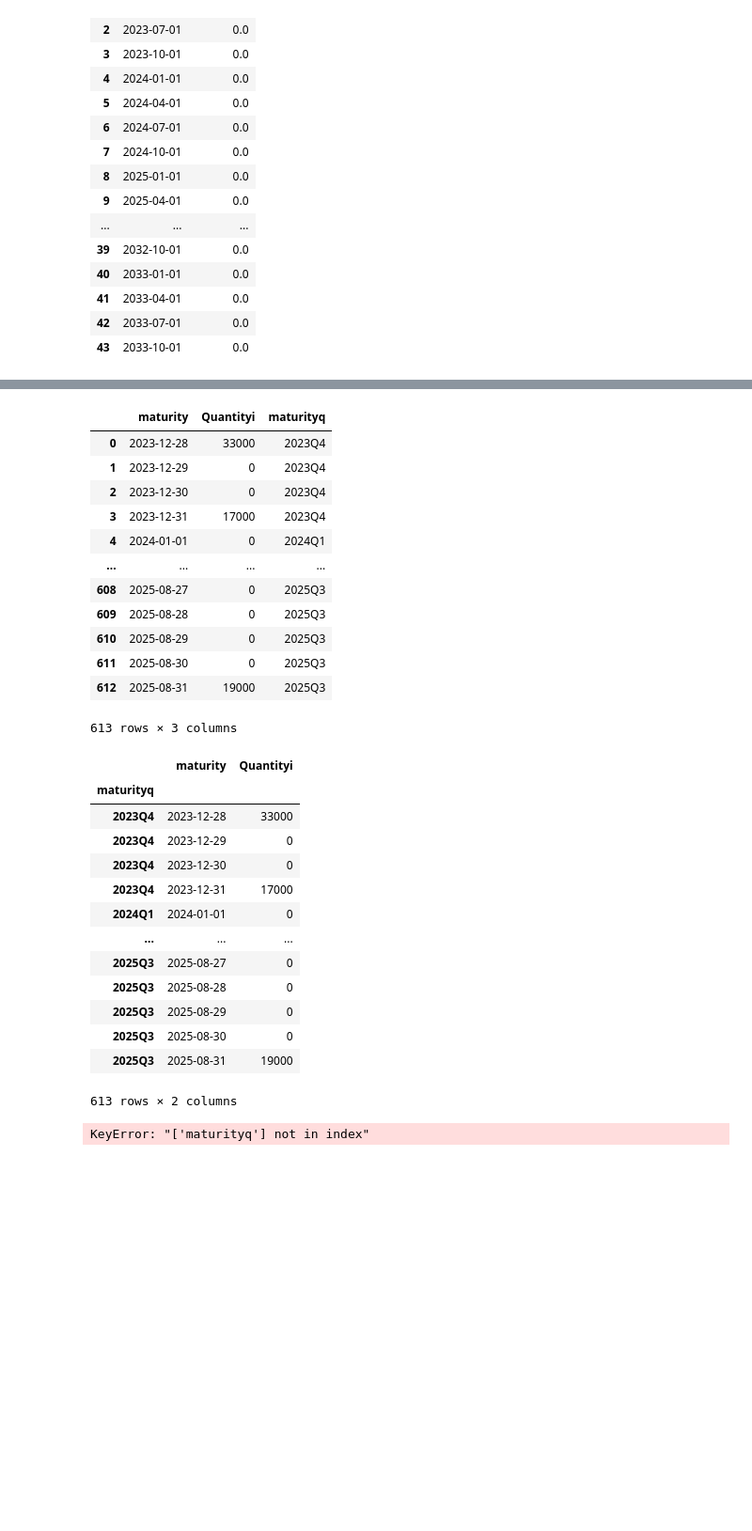
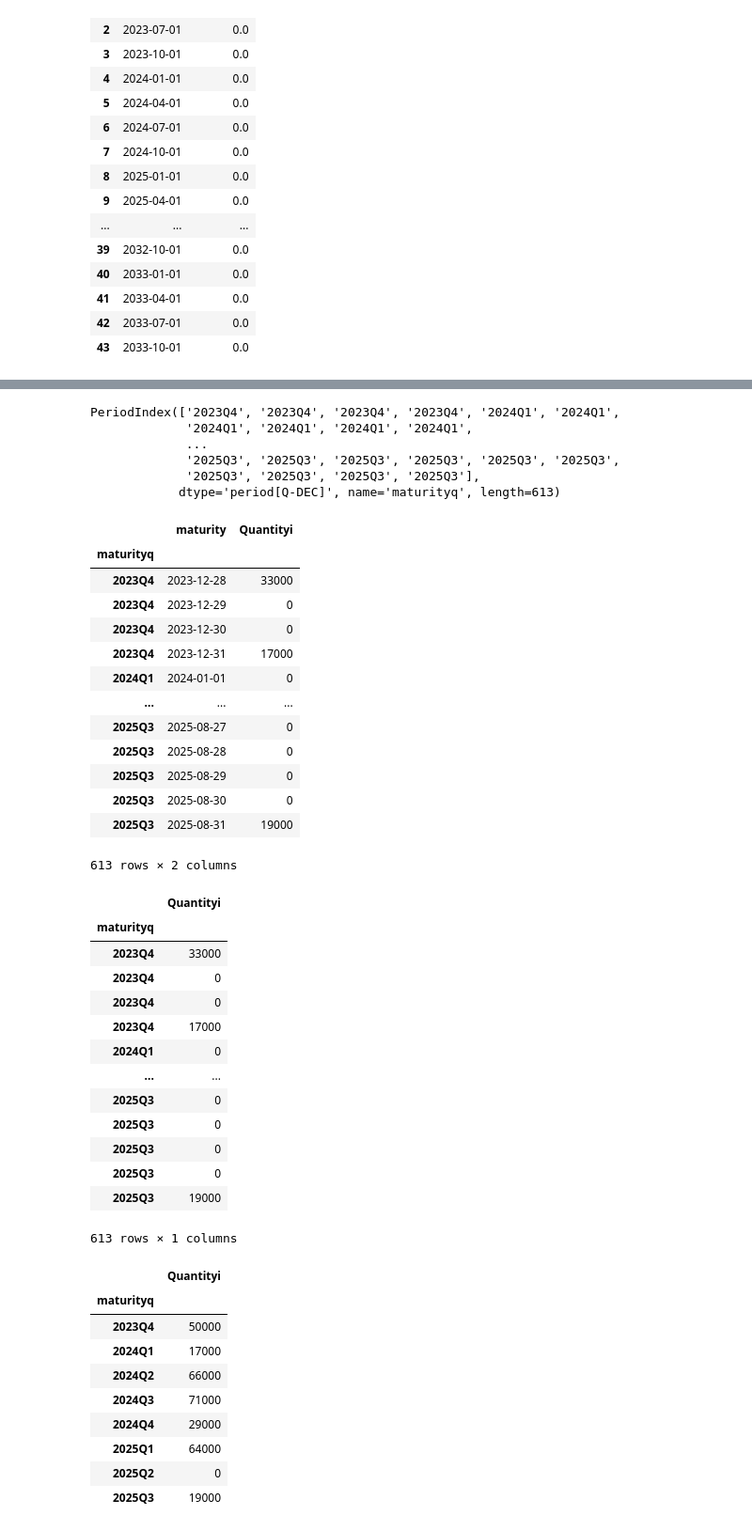
Before and after one commit to eross/bondcalc, a Jupyter notebook: bondcalc2.ipynb, the cells around one changed output, grey strips where cells are left out. Shown at 94% size. Cells and saved outputs as stored; diff of their text form; code cells hidden in the pictures; blank space fills up the shorter version.

```diff
--- a/bondcalc2.ipynb
+++ b/bondcalc2.ipynb
@@ -203,15 +203,16 @@ df6
 | 42 | 2033-07-01 | 0.0 |
 | 43 | 2033-10-01 | 0.0 |
 # %%
-print(df6.index)
-print(df6.columns)
+#print(df6.index)
+#print(df6.columns)
 
 #display(df6)
 df6.loc[:,("maturityq")] = pd.PeriodIndex(df6["maturity"], freq='Q')
 display(df6)
 d  = df6.set_index('maturityq')
+print(d.index)
 display(d)
-d=d[["maturityq","Quantityi"]]
+d=d[["Quantityi"]]
 display(d)
-#d.groupby(by=['maturityq']).sum()
+d.groupby(by=['maturityq']).sum()
 # %% [output]
@@ -220,28 +232,44 @@ Index(['maturity', 'Quantityi', 'maturityq'], dtype='object')
-|  | maturity | Quantityi | maturityq |
-| 0 | 2023-12-28 | 33000 | 2023Q4 |
-| 1 | 2023-12-29 | 0 | 2023Q4 |
-| 2 | 2023-12-30 | 0 | 2023Q4 |
-| 3 | 2023-12-31 | 17000 | 2023Q4 |
-| 4 | 2024-01-01 | 0 | 2024Q1 |
-| ... | ... | ... | ... |
-| 608 | 2025-08-27 | 0 | 2025Q3 |
-| 609 | 2025-08-28 | 0 | 2025Q3 |
-| 610 | 2025-08-29 | 0 | 2025Q3 |
-| 611 | 2025-08-30 | 0 | 2025Q3 |
-| 612 | 2025-08-31 | 19000 | 2025Q3 |
-613 rows × 3 columns
+PeriodIndex(['2023Q4', '2023Q4', '2023Q4', '2023Q4', '2024Q1', '2024Q1',
+             '2024Q1', '2024Q1', '2024Q1', '2024Q1',
+             ...
+             '2025Q3', '2025Q3', '2025Q3', '2025Q3', '2025Q3', '2025Q3',
+             '2025Q3', '2025Q3', '2025Q3', '2025Q3'],
+            dtype='period[Q-DEC]', name='maturityq', length=613)
 |  | maturity | Quantityi |
 | maturityq |  |  |
 | 2023Q4 | 2023-12-28 | 33000 |
 | 2023Q4 | 2023-12-29 | 0 |
 | 2023Q4 | 2023-12-30 | 0 |
 | 2023Q4 | 2023-12-31 | 17000 |
 | 2024Q1 | 2024-01-01 | 0 |
 | ... | ... | ... |
 | 2025Q3 | 2025-08-27 | 0 |
 | 2025Q3 | 2025-08-28 | 0 |
 | 2025Q3 | 2025-08-29 | 0 |
 | 2025Q3 | 2025-08-30 | 0 |
 | 2025Q3 | 2025-08-31 | 19000 |
 613 rows × 2 columns
+|  | Quantityi |
+| maturityq |  |
+| 2023Q4 | 33000 |
+| 2023Q4 | 0 |
+| 2023Q4 | 0 |
+| 2023Q4 | 17000 |
+| 2024Q1 | 0 |
+| ... | ... |
+| 2025Q3 | 0 |
+| 2025Q3 | 0 |
+| 2025Q3 | 0 |
+| 2025Q3 | 0 |
+| 2025Q3 | 19000 |
-KeyError: "['maturityq'] not in index"
+613 rows × 1 columns
+|  | Quantityi |
+| maturityq |  |
+| 2023Q4 | 50000 |
+| 2024Q1 | 17000 |
+| 2024Q2 | 66000 |
+| 2024Q3 | 71000 |
+| 2024Q4 | 29000 |
+| 2025Q1 | 64000 |
+| 2025Q2 | 0 |
+| 2025Q3 | 19000 |
```
Also changed, not shown: parts of 1 cell of this notebook.
